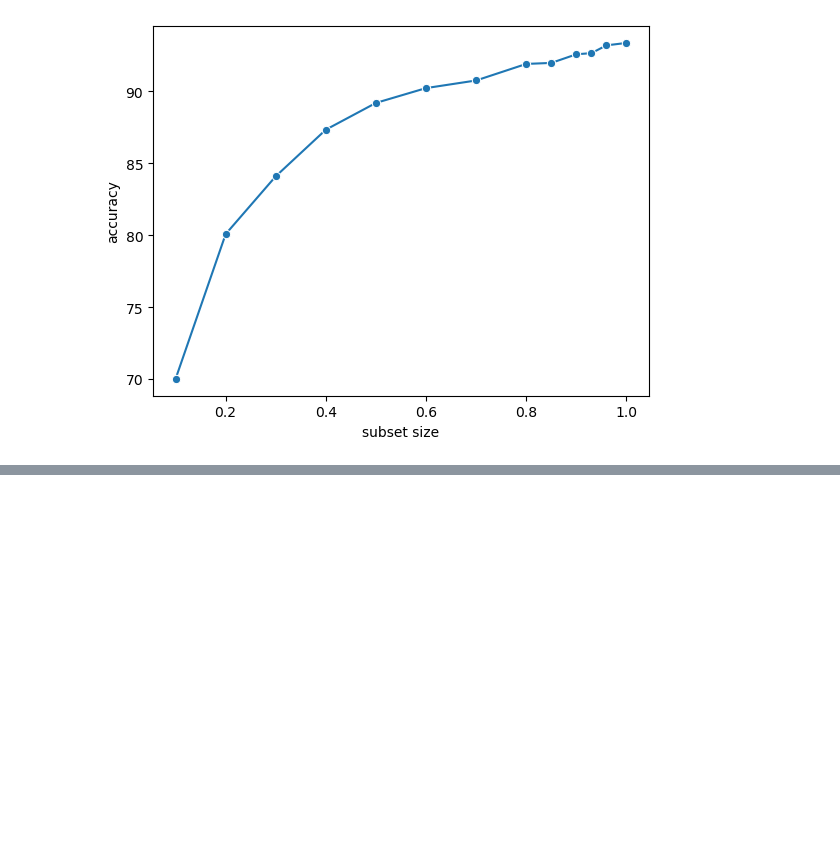
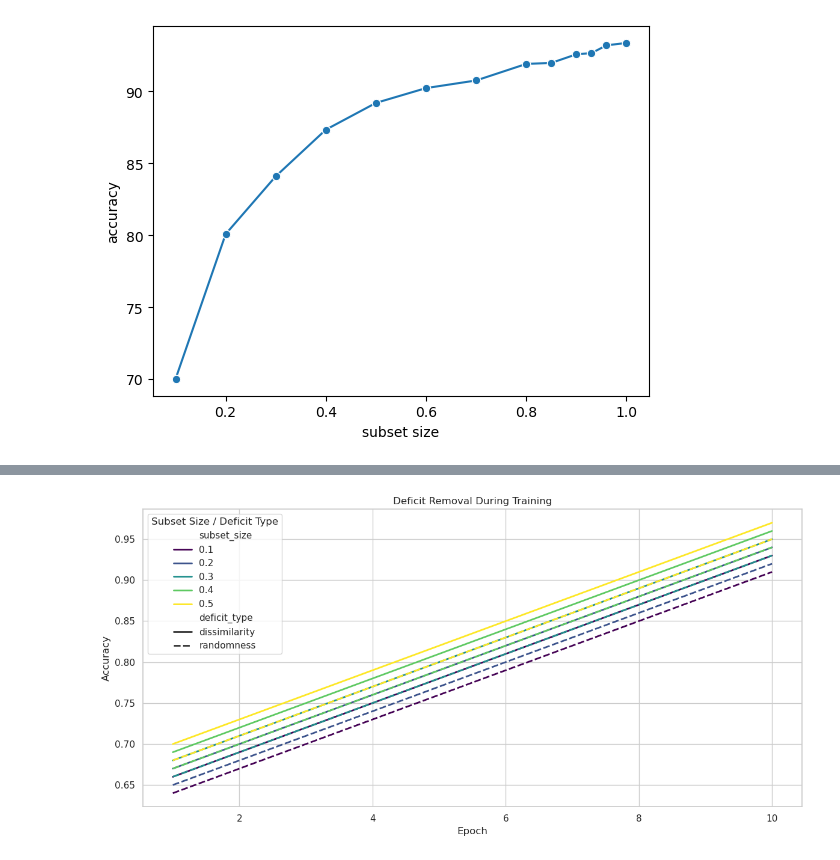
Before and after one commit to MARCI-UTK/EDS4AI, a Jupyter notebook: DeficitProject/studies/subset_size/plotting.ipynb, the cells around one changed output, grey strips where cells are left out. Drawn from its saved outputs; the diff is of its cells as text; code cells hidden in the pictures; blank space fills up the shorter version.

```diff
--- a/DeficitProject/studies/subset_size/plotting.ipynb
+++ b/DeficitProject/studies/subset_size/plotting.ipynb
@@ -120 +122,49 @@ E.plot_table_acc_per_subset_size([exps_rand, exps_sim, exps_dis], ['Random', 'Si
 <matplotlib.table.Table object at 0x...>
+# %%
+import pandas as pd
+import seaborn as sns
+import matplotlib.pyplot as plt
+
+subset_sizes = [0.1, 0.2, 0.3, 0.4, 0.5]
+deficit_types = ['dissimilarity', 'randomness']
+epochs = list(range(1, 11))  # 10 epochs
+
+epoch = []
+accuracy = []
+deficit_type = []
+subset_size = []
+
+for s in subset_sizes:
+    for d in deficit_types:
+        for e in epochs:
+            epoch.append(e)
+            accuracy.append(0.6 + 0.03 * e + 0.1 * s + (0.02 if d == 'dissimilarity' else 0))
+            deficit_type.append(d)
+            subset_size.append(s)
+
+df = pd.DataFrame({
+    'epoch': epoch,
+    'accuracy': accuracy,
+    'deficit_type': deficit_type,
+    'subset_size': subset_size
+})
+
+sns.set(style="whitegrid")
+plt.figure(figsize=(12, 6))
+sns.lineplot(
+    data=df,
+    x="epoch",
+    y="accuracy",
+    hue="subset_size",
+    style="deficit_type",
+    palette="viridis",
+    linewidth=2
+)
+plt.title("Deficit Removal During Training")
+plt.xlabel("Epoch")
+plt.ylabel("Accuracy")
+plt.legend(title="Subset Size / Deficit Type")
+plt.tight_layout()
+plt.show()
+# %% [output]
+[figure, added]
```
Also changed, not shown: parts of 3 cells of this notebook, 4 other files.
